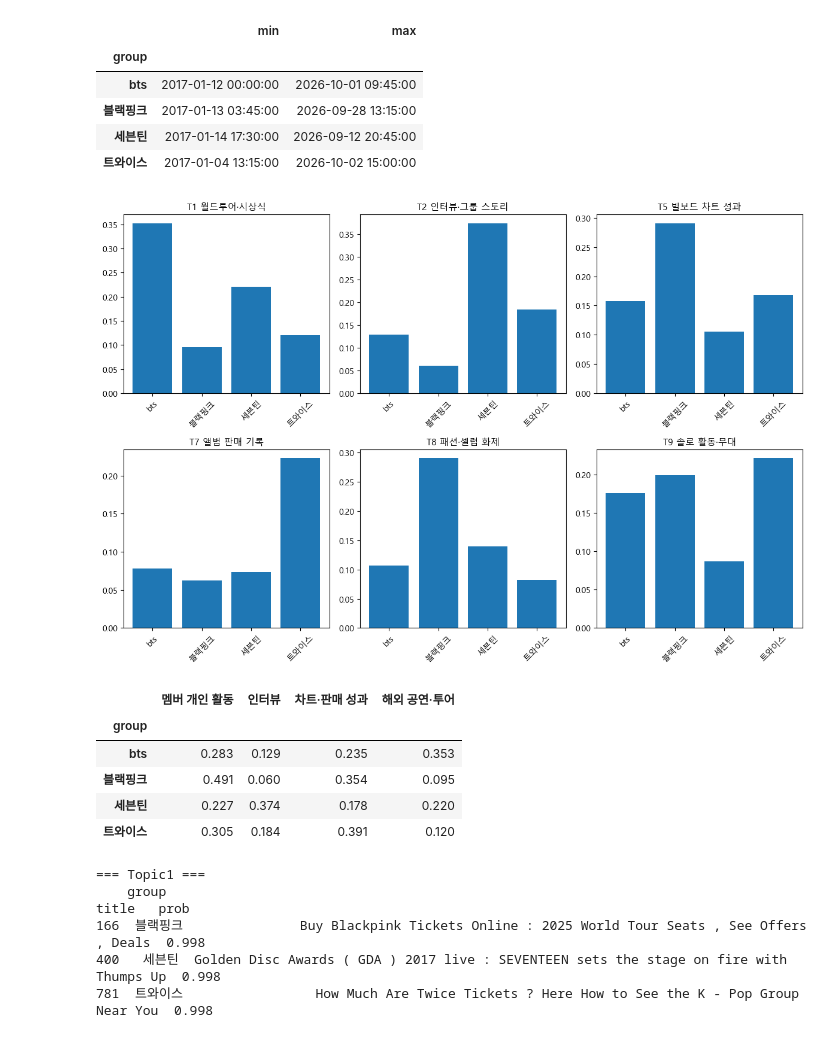
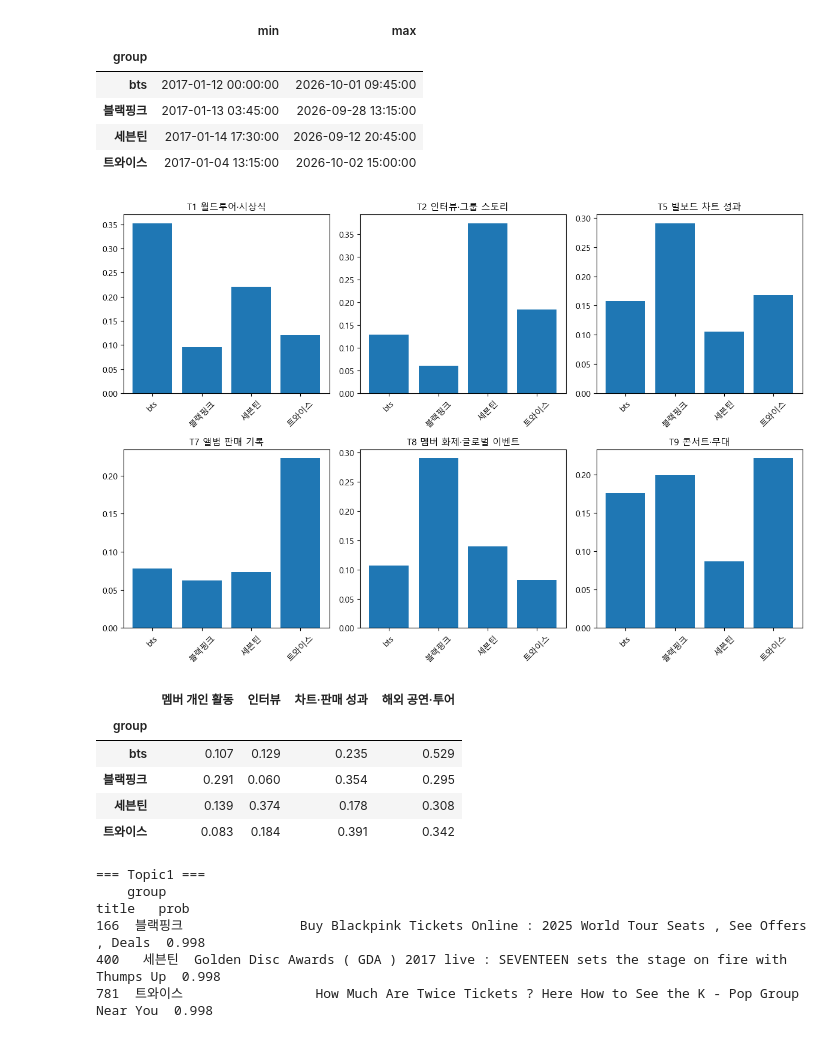
Before and after one commit to JAEMOON-LEEE/Data_Intelligence_PBL-1, a Jupyter notebook: Topic_Modeling_en.ipynb, the cells around one changed output. Saved outputs shown, nothing was run; the diff lists cells and outputs as text; code cells hidden in the pictures.

```diff
--- a/Topic_Modeling_en.ipynb
+++ b/Topic_Modeling_en.ipynb
@@ -178,8 +178,8 @@ labels = {
     'Topic2': 'T2 인터뷰·그룹 스토리',
     'Topic5': 'T5 빌보드 차트 성과',
     'Topic7': 'T7 앨범 판매 기록',
-    'Topic8': 'T8 패션·셀럽 화제',
-    'Topic9': 'T9 솔로 활동·무대',
+    'Topic8': 'T8 멤버 화제·글로벌 이벤트',
+    'Topic9': 'T9 콘서트·무대',
 }
 trend_use = trend_use.rename(columns=labels)
 trend_use.round(3)
@@ -222,25 +222,25 @@ for ax in axes.flat[len(trend_use.columns):]:
 plt.tight_layout()
 plt.show()
 # %% [output]
-[figure, old version]
+[figure, new version]
 # %%
 cat = {
     'T1 월드투어·시상식': '해외 공연·투어',
+    'T9 콘서트·무대': '해외 공연·투어',
     'T5 빌보드 차트 성과': '차트·판매 성과',
     'T7 앨범 판매 기록': '차트·판매 성과',
-    'T8 패션·셀럽 화제': '멤버 개인 활동',
-    'T9 솔로 활동·무대': '멤버 개인 활동',
+    'T8 멤버 화제·글로벌 이벤트': '멤버 개인 활동',
     'T2 인터뷰·그룹 스토리': '인터뷰',
 }
 trend_cat = trend_use.T.groupby(cat).sum().T
 trend_cat.round(3)
 # %% [output]
 |  | 멤버 개인 활동 | 인터뷰 | 차트·판매 성과 | 해외 공연·투어 |
 | group |  |  |  |  |
-| bts | 0.283 | 0.129 | 0.235 | 0.353 |
-| 블랙핑크 | 0.491 | 0.060 | 0.354 | 0.095 |
-| 세븐틴 | 0.227 | 0.374 | 0.178 | 0.220 |
-| 트와이스 | 0.305 | 0.184 | 0.391 | 0.120 |
+| bts | 0.107 | 0.129 | 0.235 | 0.529 |
+| 블랙핑크 | 0.291 | 0.060 | 0.354 | 0.295 |
+| 세븐틴 | 0.139 | 0.374 | 0.178 | 0.308 |
+| 트와이스 | 0.083 | 0.184 | 0.391 | 0.342 |
 # %%
 from gensim.matutils import corpus2dense
 
```
Also changed, not shown: parts of 5 cells of this notebook, 3 other files.
